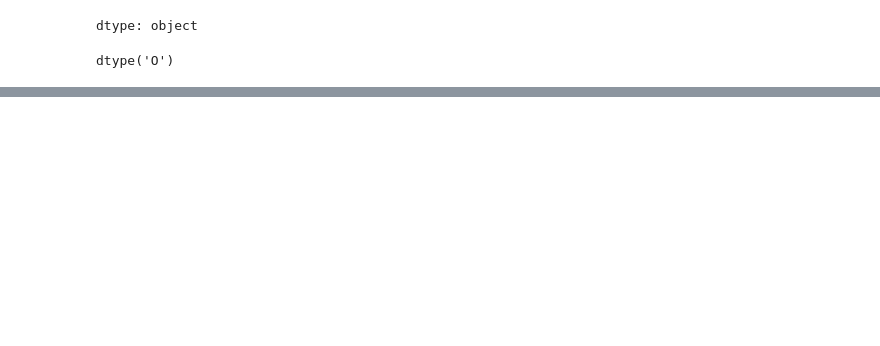
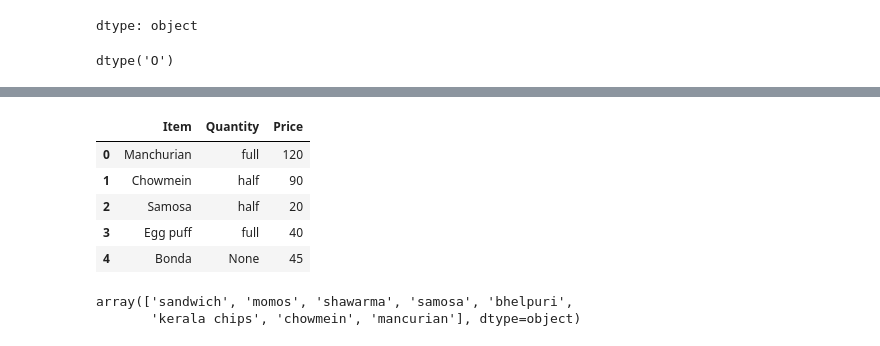
Before and after one commit to syed-khader/learning-python-libraries, a Jupyter notebook: pandasforgithub.ipynb, the cells around one changed output, grey strips where cells are left out. Cells and saved outputs as stored; diff of their text form; code cells hidden in the pictures; blank space fills up the shorter version.

```diff
--- a/pandasforgithub.ipynb
+++ b/pandasforgithub.ipynb
@@ -117,0 +128,56 @@ dtype('O')
+# %%
+#Creating a dataframe
+#Syntax-->pd.DataFrame(Dictionary)
+
+df=pd.DataFrame({'Name':['Rahul','Raj','Harish','Sunil','Ganesh'],
+                 'City':['KOL','MP','DEL','BBSR','MUM'],
+                 'Age':[23,45,24,21,67]})
+df
+
+#Creating dataframe using nested list
+#Syntax-->pd.DataFrame(data,columns=[col1,col2,...coln])
+
+data=[['Manchurian','full',120],
+      ['Chowmein','half',90],
+      ['Samosa','half',20],
+      ['Egg puff','full',40],
+       ['Bonda',None,45]]
+
+df1=pd.DataFrame(data,columns=['Item','Quantity','Price'])
+df1
+# %% [output]
+|  | Item | Quantity | Price |
+| 0 | Manchurian | full | 120 |
+| 1 | Chowmein | half | 90 |
+| 2 | Samosa | half | 20 |
+| 3 | Egg puff | full | 40 |
+| 4 | Bonda | None | 45 |
+# %%
+'''Create a dataframe having 6 rows and colums like Name,Place,
+Hobbie,Aim,Fav destination,Fav food '''
+
+#Accessing a particular column data
+#Syntacx-->df[colname]
+df1['Quantity'][1]
+
+df1['Quantity'].unique()  #Gives all the unique values present in column
+df1['Quantity'].count()   #gives total number of non null values in a column
+df1['Quantity'].value_counts()  #count of the unique values
+df1['Quantity'].nunique()   #gives count of the unique values present in column
+0
+df1['Item'].nunique()
+df1['Quantity'].count()
+df1['Quantity'].nunique()
+var=df1['Quantity'].value_counts()
+
+
+#Access the index values from the series
+#Syntax-->var.index
+snacks.index
+
+#Access the values from the series
+#Syntax-->var.values
+snacks.values
+# %% [output]
+array(['sandwich', 'momos', 'shawarma', 'samosa', 'bhelpuri',
+       'kerala chips', 'chowmein', 'mancurian'], dtype=object)
```
Also changed, not shown: parts of 7 cells of this notebook.
